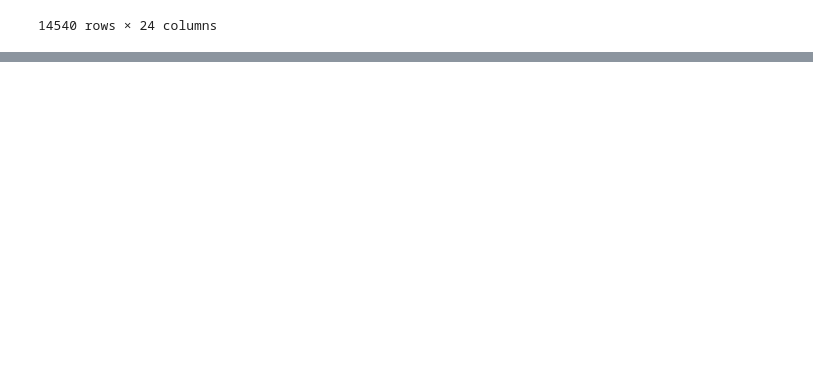
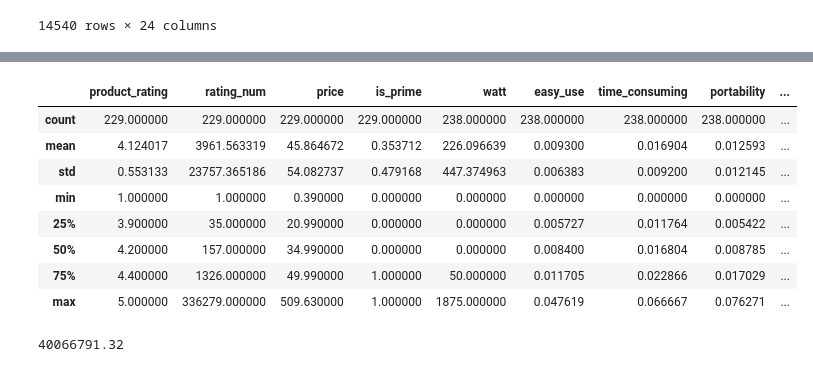
Before and after one commit to minfei-l/Hair-Straightener-Brush-Online-Market-Analytics, a Jupyter notebook: Hair_Straightener_Brush_Online_Market_Analytics.ipynb, the cells around one changed output, grey strips where cells are left out. Cells and saved outputs as stored; diff of their text form; code cells hidden in the pictures; blank space fills up the shorter version.

```diff
--- a/Hair_Straightener_Brush_Online_Market_Analytics.ipynb
+++ b/Hair_Straightener_Brush_Online_Market_Analytics.ipynb
@@ -244,0 +345,30 @@ product_review_df
+# %%
+watt_lst = []
+for i in final_df['watt']:
+    if (str(i) == '') or (str(i) == 'nan'):
+        watt_lst.append(0)
+    else:
+        watt_lst.append(eval(str(i)))
+
+final_df['watt'] = watt_lst
+# %%
+final_df.rename(columns={"price($)":'price'},inplace=True)
+# %%
+final_df.describe()
+# %% [output]
+|  | product_rating | rating_num | price | is_prime | watt | easy_use | time_consuming | portability | ... |
+| count | 229.000000 | 229.000000 | 229.000000 | 229.000000 | 238.000000 | 238.000000 | 238.000000 | 238.000000 | ... |
+| mean | 4.124017 | 3961.563319 | 45.864672 | 0.353712 | 226.096639 | 0.009300 | 0.016904 | 0.012593 | ... |
+| std | 0.553133 | 23757.365186 | 54.082737 | 0.479168 | 447.374963 | 0.006383 | 0.009200 | 0.012145 | ... |
+| min | 1.000000 | 1.000000 | 0.390000 | 0.000000 | 0.000000 | 0.000000 | 0.000000 | 0.000000 | ... |
+| 25% | 3.900000 | 35.000000 | 20.990000 | 0.000000 | 0.000000 | 0.005727 | 0.011764 | 0.005422 | ... |
+| 50% | 4.200000 | 157.000000 | 34.990000 | 0.000000 | 0.000000 | 0.008400 | 0.016804 | 0.008785 | ... |
+| 75% | 4.400000 | 1326.000000 | 49.990000 | 1.000000 | 50.000000 | 0.011705 | 0.022866 | 0.017029 | ... |
+| max | 5.000000 | 336279.000000 | 509.630000 | 1.000000 | 1875.000000 | 0.047619 | 0.066667 | 0.076271 | ... |
+# %%
+#
+
+products_df['mkt'] = products_df['rating_num'] * products_df['price($)']
+products_df['mkt'].sum()
+# %% [output]
+40066791.32
```
Also changed, not shown: parts of 17 cells of this notebook.
